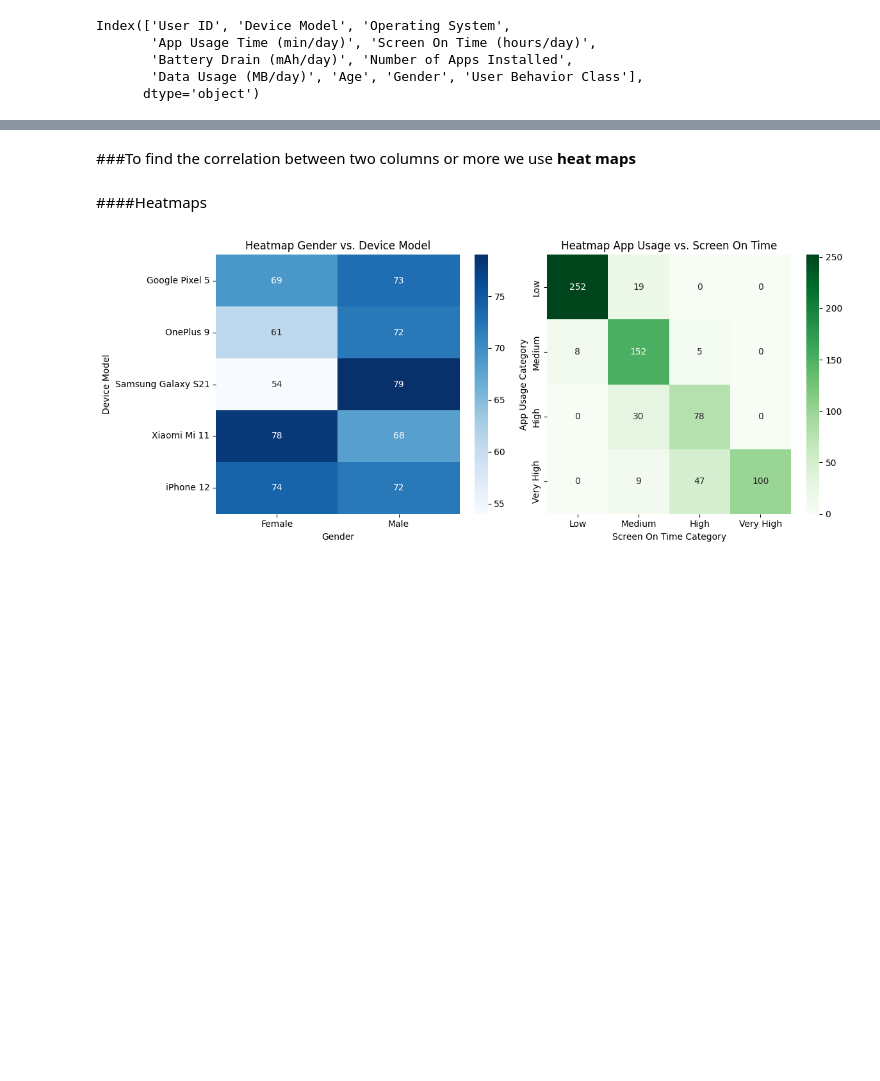
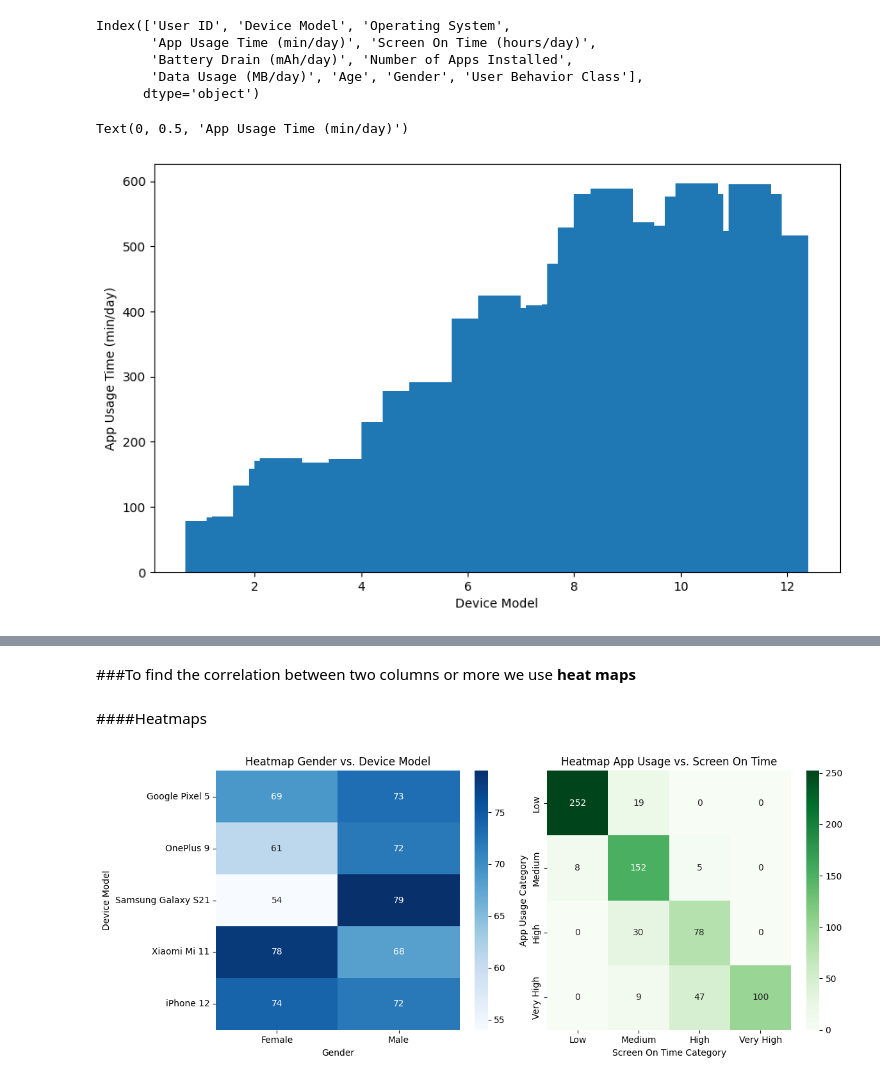
Before and after one commit to Sankar-A06/Machine-Learning, a Jupyter notebook: Assignment4.ipynb, the cells around one changed output, grey strips where cells are left out. Saved outputs shown, nothing was run; the diff lists cells and outputs as text; code cells hidden in the pictures; blank space fills up the shorter version.

```diff
--- a/Assignment4.ipynb
+++ b/Assignment4.ipynb
@@ -153,3 +176,14 @@ Index(['User ID', 'Device Model', 'Operating System',
        'Battery Drain (mAh/day)', 'Number of Apps Installed',
        'Data Usage (MB/day)', 'Age', 'Gender', 'User Behavior Class'],
       dtype='object')
+# %%
+#it is +ve correaltional
+x=sample['Screen On Time (hours/day)']
+y=sample['App Usage Time (min/day)']
+plt.figure(figsize=(10, 6))
+plt.bar(x,y)
+plt.xlabel('Device Model')
+plt.ylabel('App Usage Time (min/day)')
+# %% [output]
+Text(0, 0.5, 'App Usage Time (min/day)')
+[figure, added]
```
Also changed, not shown: parts of 6 cells of this notebook.
